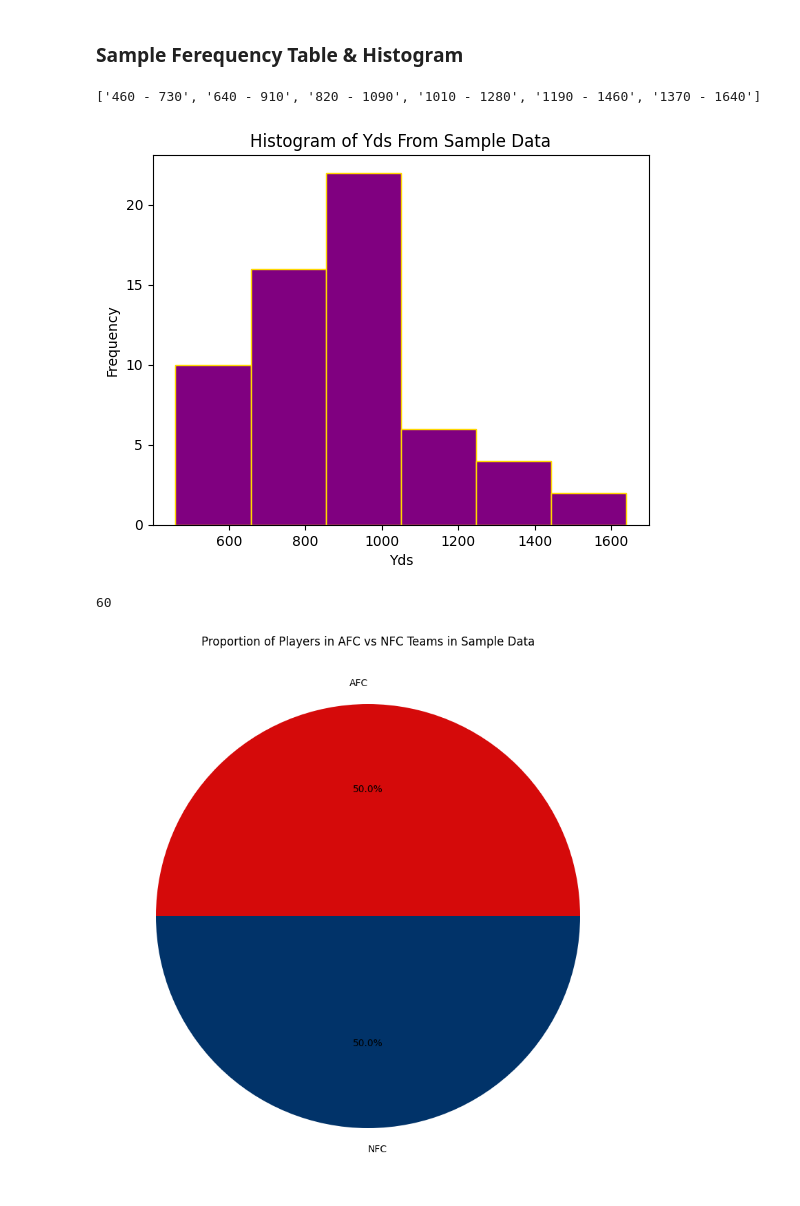
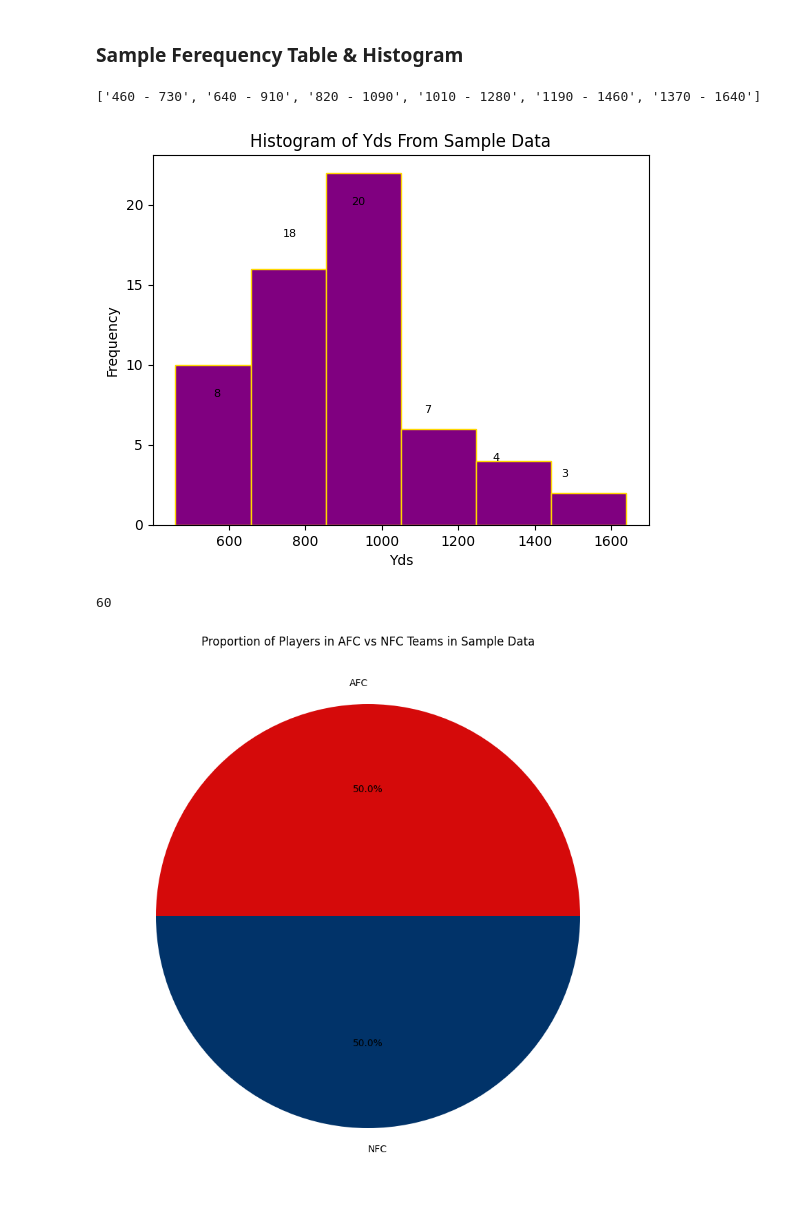
Before and after one commit to Bmoore4452/nfl-data-study, a Jupyter notebook: notebooks/nfl_data_study.ipynb, the cells around one changed output. Drawn from its saved outputs; the diff is of its cells as text; code cells hidden in the pictures.

```diff
--- a/notebooks/nfl_data_study.ipynb
+++ b/notebooks/nfl_data_study.ipynb
@@ -599,34 +599,42 @@ color = "purple"
 
 plt.hist(
     sample_data[quant_variable],
     bins=num_bins,
     color=color,
     edgecolor="gold",
     range=(
         sample_frequency_table.index[0],
         sample_frequency_table["Upper_Limit"][sample_frequency_table.index[-1]],
     ),
     label=range_list,
     histtype='bar',
 )
 plt.xlabel(quant_variable)
 plt.ylabel("Frequency")
 plt.title(f"Histogram of {quant_variable} From Sample Data")
 plt.savefig(
     "/Users/brianmoore/Documents/Data Science Portfolio/nfl-data-study/reports/figures/sample_histogram.png"
 )
+for i in range(len(sample_frequency_table)):
+    plt.text(
+        sample_frequency_table.index[i]+100,
+        sample_frequency_table["Frequency"].iloc[i],
+        sample_frequency_table["Frequency"].iloc[i],
+        color="black",
+        fontsize=8,
+    )
 plt.show()
 
 # export the frequency table to a csv file
 sample_frequency_table.to_csv(
     "/Users/brianmoore/Documents/Data Science Portfolio/nfl-data-study/data/processed/sample_frequency_table.csv"
 )
 
 # print length of sample data
 print(len(sample_data))
 # %% [output]
 ['460 - 730', '640 - 910', '820 - 1090', '1010 - 1280', '1190 - 1460', '1370 - 1640']
-[figure, old version]
+[figure, new version]
 60
 # %%
 # Get all the unique teams and sort them
```
Also changed, not shown: parts of 1 cell of this notebook, 1 other file.
